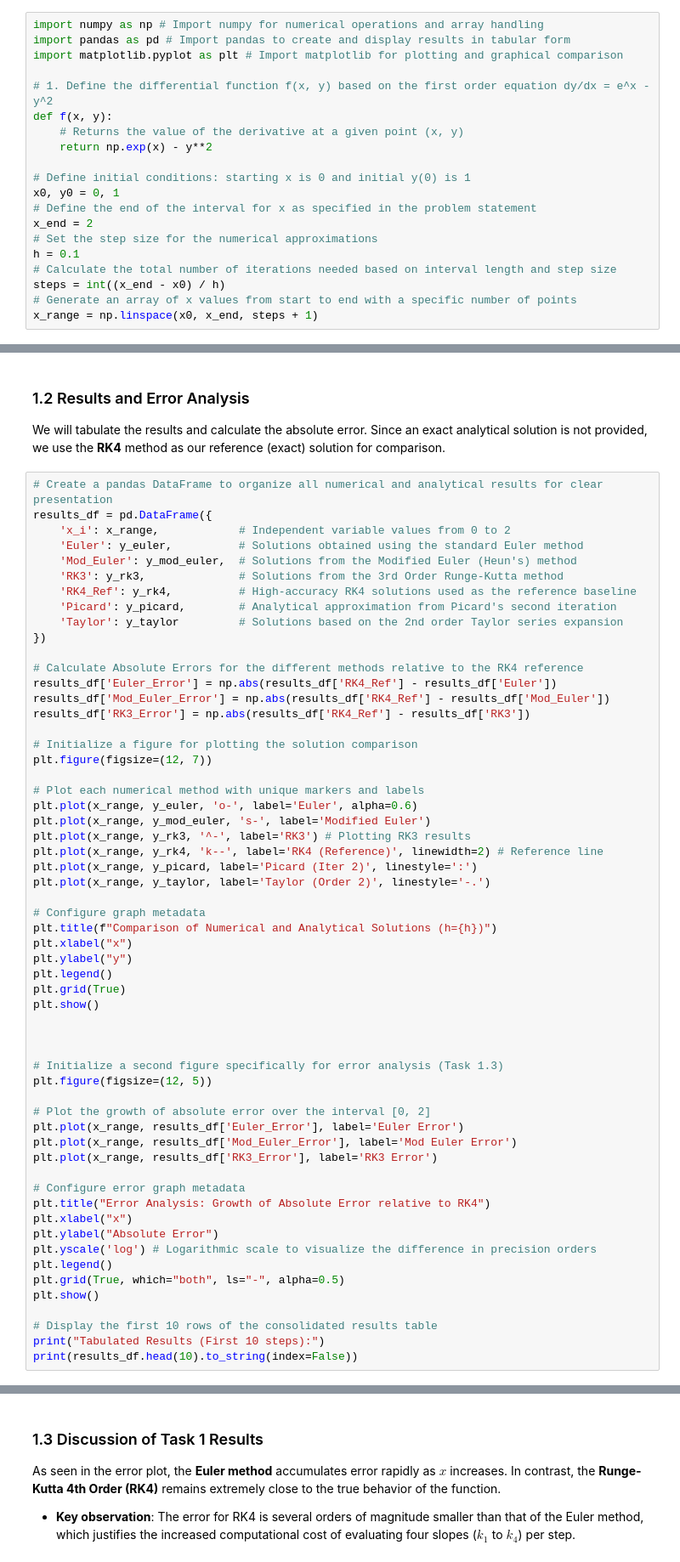
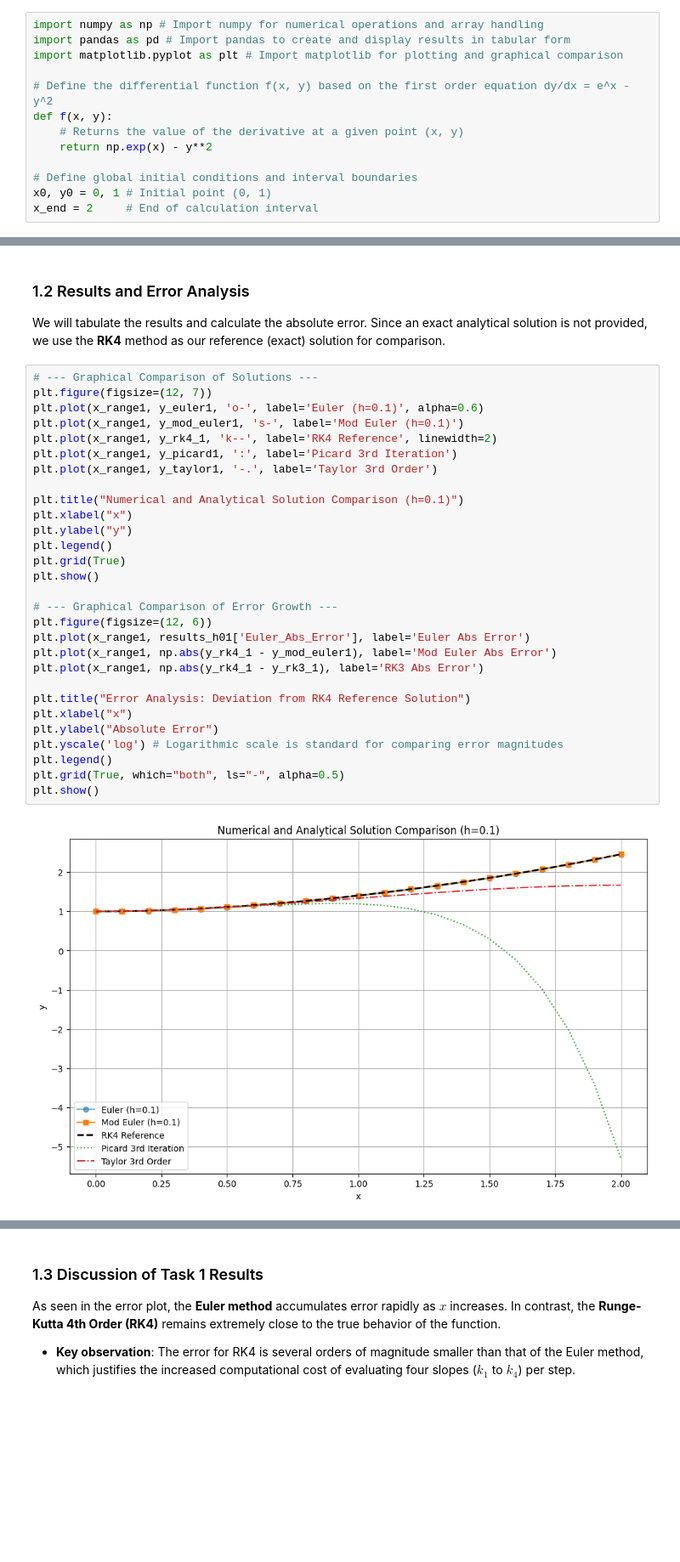
Before and after one commit to Altusha4/Numerical-Methods-ODE, a Jupyter notebook: Numerical-Methods-ODE.ipynb, the cells around one changed output, grey strips where cells are left out. Shown at 85% size. Saved outputs shown, nothing was run; the diff lists cells and outputs as text; blank space fills up the shorter version.

Commit message:
detailed task 1

```diff
--- a/Numerical-Methods-ODE.ipynb
+++ b/Numerical-Methods-ODE.ipynb
@@ -31,21 +31,14 @@ import numpy as np # Import numpy for numerical operations and array handling
 import pandas as pd # Import pandas to create and display results in tabular form
 import matplotlib.pyplot as plt # Import matplotlib for plotting and graphical comparison
 
-# 1. Define the differential function f(x, y) based on the first order equation dy/dx = e^x - y^2
+# Define the differential function f(x, y) based on the first order equation dy/dx = e^x - y^2
 def f(x, y):
     # Returns the value of the derivative at a given point (x, y)
     return np.exp(x) - y**2
 
-# Define initial conditions: starting x is 0 and initial y(0) is 1
-x0, y0 = 0, 1
-# Define the end of the interval for x as specified in the problem statement
-x_end = 2
-# Set the step size for the numerical approximations
-h = 0.1
-# Calculate the total number of iterations needed based on interval length and step size
-steps = int((x_end - x0) / h)
-# Generate an array of x values from start to end with a specific number of points
-x_range = np.linspace(x0, x_end, steps + 1)
+# Define global initial conditions and interval boundaries
+x0, y0 = 0, 1 # Initial point (0, 1)
+x_end = 2     # End of calculation interval
 # %% [markdown]
 ### 1.1 Methodology Overview
 In this task, we compare several approaches to solving the ODE $\frac{dy}{dx} = e^x - y^2$:
@@ -152,60 +192,33 @@ y_rk4 = solve_rk4(h)
 We will tabulate the results and calculate the absolute error.
 Since an exact analytical solution is not provided, we use the **RK4** method as our reference (exact) solution for comparison.
 # %%
-# Create a pandas DataFrame to organize all numerical and analytical results for clear presentation
-results_df = pd.DataFrame({
-    'x_i': x_range,            # Independent variable values from 0 to 2
-    'Euler': y_euler,          # Solutions obtained using the standard Euler method
-    'Mod_Euler': y_mod_euler,  # Solutions from the Modified Euler (Heun's) method
-    'RK3': y_rk3,              # Solutions from the 3rd Order Runge-Kutta method
-    'RK4_Ref': y_rk4,          # High-accuracy RK4 solutions used as the reference baseline
-    'Picard': y_picard,        # Analytical approximation from Picard's second iteration
-    'Taylor': y_taylor         # Solutions based on the 2nd order Taylor series expansion
-})
+# --- Graphical Comparison of Solutions ---
+plt.figure(figsize=(12, 7))
+plt.plot(x_range1, y_euler1, 'o-', label='Euler (h=0.1)', alpha=0.6)
+plt.plot(x_range1, y_mod_euler1, 's-', label='Mod Euler (h=0.1)')
+plt.plot(x_range1, y_rk4_1, 'k--', label='RK4 Reference', linewidth=2)
+plt.plot(x_range1, y_picard1, ':', label='Picard 3rd Iteration')
+plt.plot(x_range1, y_taylor1, '-.', label='Taylor 3rd Order')
 
-# Calculate Absolute Errors for the different methods relative to the RK4 reference
-results_df['Euler_Error'] = np.abs(results_df['RK4_Ref'] - results_df['Euler'])
-results_df['Mod_Euler_Error'] = np.abs(results_df['RK4_Ref'] - results_df['Mod_Euler'])
-results_df['RK3_Error'] = np.abs(results_df['RK4_Ref'] - results_df['RK3'])
-
-# Initialize a figure for plotting the solution comparison
-plt.figure(figsize=(12, 7))
-
-# Plot each numerical method with unique markers and labels
-plt.plot(x_range, y_euler, 'o-', label='Euler', alpha=0.6)
-plt.plot(x_range, y_mod_euler, 's-', label='Modified Euler')
-plt.plot(x_range, y_rk3, '^-', label='RK3') # Plotting RK3 results
-plt.plot(x_range, y_rk4, 'k--', label='RK4 (Reference)', linewidth=2) # Reference line
-plt.plot(x_range, y_picard, label='Picard (Iter 2)', linestyle=':')
-plt.plot(x_range, y_taylor, label='Taylor (Order 2)', linestyle='-.')
-
-# Configure graph metadata
-plt.title(f"Comparison of Numerical and Analytical Solutions (h={h})")
+plt.title("Numerical and Analytical Solution Comparison (h=0.1)")
 plt.xlabel("x")
 plt.ylabel("y")
 plt.legend()
 plt.grid(True)
 plt.show()
 
+# --- Graphical Comparison of Error Growth ---
+plt.figure(figsize=(12, 6))
+plt.plot(x_range1, results_h01['Euler_Abs_Error'], label='Euler Abs Error')
+plt.plot(x_range1, np.abs(y_rk4_1 - y_mod_euler1), label='Mod Euler Abs Error')
+plt.plot(x_range1, np.abs(y_rk4_1 - y_rk3_1), label='RK3 Abs Error')
 
-
-# Initialize a second figure specifically for error analysis (Task 1.3)
-plt.figure(figsize=(12, 5))
-
-# Plot the growth of absolute error over the interval [0, 2]
-plt.plot(x_range, results_df['Euler_Error'], label='Euler Error')
-plt.plot(x_range, results_df['Mod_Euler_Error'], label='Mod Euler Error')
-plt.plot(x_range, results_df['RK3_Error'], label='RK3 Error')
-
-# Configure error graph metadata
-plt.title("Error Analysis: Growth of Absolute Error relative to RK4")
+plt.title("Error Analysis: Deviation from RK4 Reference Solution")
 plt.xlabel("x")
 plt.ylabel("Absolute Error")
-plt.yscale('log') # Logarithmic scale to visualize the difference in precision orders
+plt.yscale('log') # Logarithmic scale is standard for comparing error magnitudes
 plt.legend()
 plt.grid(True, which="both", ls="-", alpha=0.5)
 plt.show()
-
-# Display the first 10 rows of the consolidated results table
-print("Tabulated Results (First 10 steps):")
-print(results_df.head(10).to_string(index=False))
+# %% [output]
+[figure, added]
```
Also changed, not shown: parts of 6 cells of this notebook.
